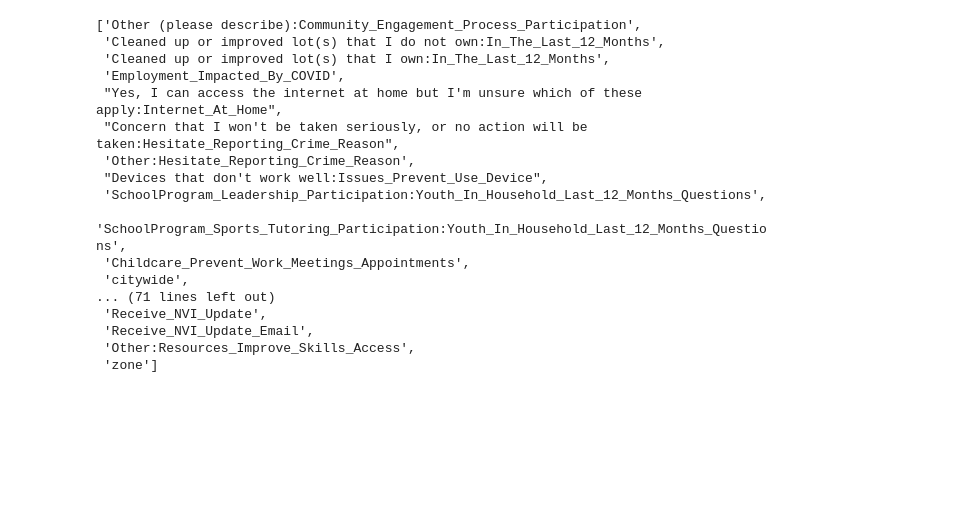
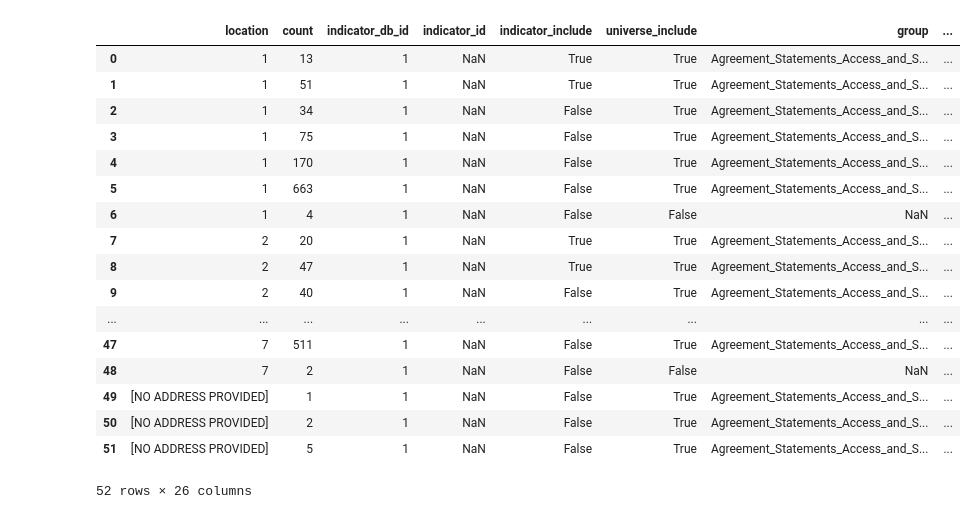
Before and after one commit to data-driven-detroit/nvi_etl, a Jupyter notebook: primary_survey/v2025/scratch.ipynb, the cells around one changed output. Saved outputs shown, nothing was run; the diff lists cells and outputs as text; code cells hidden in the pictures; blank space fills up the shorter version.

Commit message:
Updates to primary_survey.

```diff
--- a/primary_survey/v2025/scratch.ipynb
+++ b/primary_survey/v2025/scratch.ipynb
@@ -30,8 +31,23 @@ def get_engine(db_name=None):
     host=config["db"]["host"]
 
     return create_engine(f"postgresql+psycopg://{user}:{password}@{host}:5432/{database}")
-# %%
-frame = pd.read_csv("Q:\\3_Projects\\NVI\\2025\\nvi_survey_data_2025_20260226.csv")
-geoframe = gpd.read_file("Q:\\3_Projects\\NVI\\2025\\Final Shapefiles\\Final2025NVIDataset_cleaned_20260304.shp")
-datadictionary = pd.read_excel(".\\conf\\nvi_answer_key_20260225.xlsx")
+# %%
+districts = pull_council_districts(2026)
+zones = pull_zones(2026)
+# %%
+def combine_survey_and_geocoded(frame, geoframe):
+    return gpd.GeoDataFrame(
+        frame.rename(
+            columns={
+                "Response ID": "response_id",
+            }
+        ).merge(
+            geoframe.rename(
+                columns={
+                    "Response_I": "response_id",
+                }
+            )[["response_id", "geometry"]],
+            on="response_id"
+        )
+    )
 # %%
@@ -95,15 +104,23 @@ def make_table(column, table=None, summary_level=None):
     )
 # %%
 result = {}
+serious = []
 errors = []
 # Loop through each question
 for i, column in datadictionary.drop_duplicates(subset="full_column").iterrows():
+    if (
+        (column["start_date"] > pd.Timestamp(date(year=2026, month=1, day=1)))
+        or (column["end_date"] < pd.Timestamp(date(year=2026, month=1, day=1)))
+    ):
+        continue
+
     tables = []
 
     topic_text = column["topic_text"]
     column_name = column["full_column"].replace("'", "’")
 
     if column_name not in frame:
+        print(column["indicator_db_id"])
         errors.append(column_name)
         continue
 
@@ -192,20 +213,0 @@ SEARCH_TERM = "that I won"
-# %%
-errors
-# %% [output]
-['Other (please describe):Community_Engagement_Process_Participation',
- 'Cleaned up or improved lot(s) that I do not own:In_The_Last_12_Months',
- 'Cleaned up or improved lot(s) that I own:In_The_Last_12_Months',
- 'Employment_Impacted_By_COVID',
- "Yes, I can access the internet at home but I'm unsure which of these apply:Internet_At_Home",
- "Concern that I won't be taken seriously, or no action will be taken:Hesitate_Reporting_Crime_Reason",
- 'Other:Hesitate_Reporting_Crime_Reason',
- "Devices that don't work well:Issues_Prevent_Use_Device",
- 'SchoolProgram_Leadership_Participation:Youth_In_Household_Last_12_Months_Questions',
- 'SchoolProgram_Sports_Tutoring_Participation:Youth_In_Household_Last_12_Months_Questions',
- 'Childcare_Prevent_Work_Meetings_Appointments',
- 'citywide',
-... (71 lines left out)
- 'Receive_NVI_Update',
- 'Receive_NVI_Update_Email',
- 'Other:Resources_Improve_Skills_Access',
- 'zone']
@@ -211,0 +292,27 @@ errors
+# %%
+# Try likert -- checks out
+
+column_name = "Stay_12_Months:Agreement_Statements_Access_and_Support"
+labels = datadictionary[datadictionary["full_column"] == column_name]
+summary = "district_number"
+
+aggregate_question(geocoded, column_name, summary, labels)
+# %% [output]
+|  | location | count | indicator_db_id | indicator_id | indicator_include | universe_include | group | ... |
+| 0 | 1 | 13 | 1 | NaN | True | True | Agreement_Statements_Access_and_S... | ... |
+| 1 | 1 | 51 | 1 | NaN | True | True | Agreement_Statements_Access_and_S... | ... |
+| 2 | 1 | 34 | 1 | NaN | False | True | Agreement_Statements_Access_and_S... | ... |
+| 3 | 1 | 75 | 1 | NaN | False | True | Agreement_Statements_Access_and_S... | ... |
+| 4 | 1 | 170 | 1 | NaN | False | True | Agreement_Statements_Access_and_S... | ... |
+| 5 | 1 | 663 | 1 | NaN | False | True | Agreement_Statements_Access_and_S... | ... |
+| 6 | 1 | 4 | 1 | NaN | False | False | NaN | ... |
+| 7 | 2 | 20 | 1 | NaN | True | True | Agreement_Statements_Access_and_S... | ... |
+| 8 | 2 | 47 | 1 | NaN | True | True | Agreement_Statements_Access_and_S... | ... |
+| 9 | 2 | 40 | 1 | NaN | False | True | Agreement_Statements_Access_and_S... | ... |
+| ... | ... | ... | ... | ... | ... | ... | ... | ... |
+| 47 | 7 | 511 | 1 | NaN | False | True | Agreement_Statements_Access_and_S... | ... |
+| 48 | 7 | 2 | 1 | NaN | False | False | NaN | ... |
+| 49 | [NO ADDRESS PROVIDED] | 1 | 1 | NaN | False | True | Agreement_Statements_Access_and_S... | ... |
+| 50 | [NO ADDRESS PROVIDED] | 2 | 1 | NaN | False | True | Agreement_Statements_Access_and_S... | ... |
+| 51 | [NO ADDRESS PROVIDED] | 5 | 1 | NaN | False | True | Agreement_Statements_Access_and_S... | ... |
+52 rows × 26 columns
```
Also changed, not shown: parts of 10 cells of this notebook, 10 other files.
